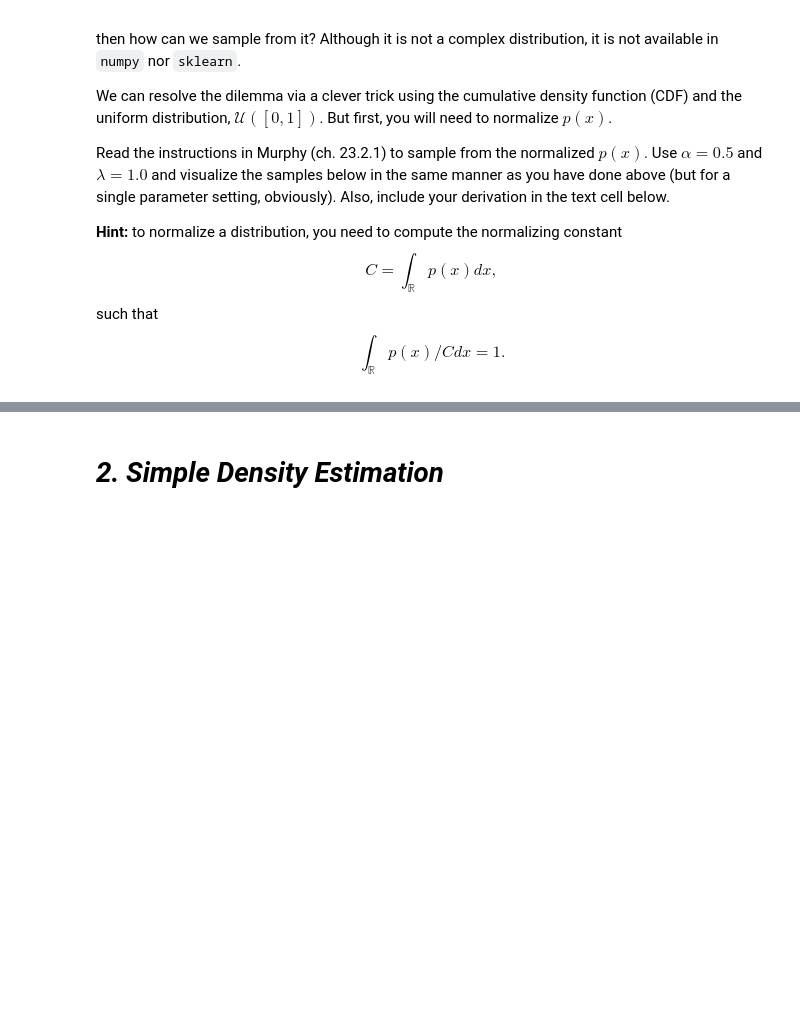
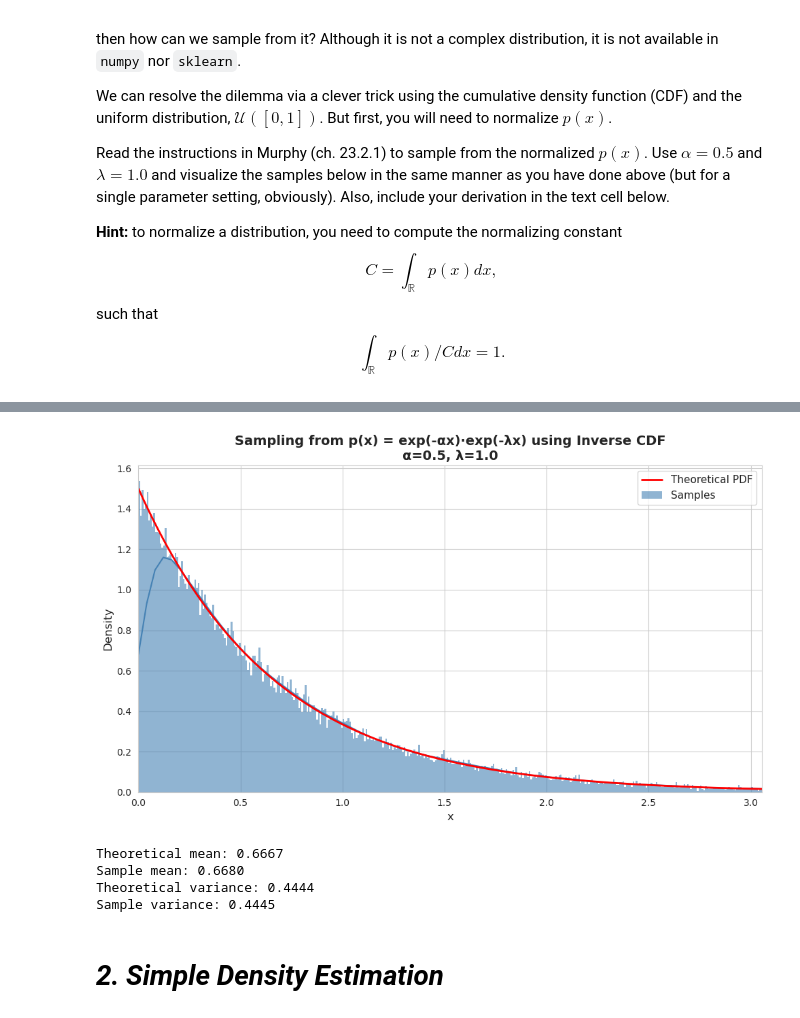
Before and after one commit to DuarteSJ/kth-statistical-methods, a Jupyter notebook: assignment1/assignment1.ipynb, the cells around one changed output, grey strips where cells are left out. Saved outputs shown, nothing was run; the diff lists cells and outputs as text; code cells hidden in the pictures; blank space fills up the shorter version.

```diff
--- a/assignment1/assignment1.ipynb
+++ b/assignment1/assignment1.ipynb
@@ -417,3 +441,54 @@ $$\int_{\mathbb{R}} p(x) / C dx = 1.$$
+# %%
+# Constants
+sns.set_style("whitegrid")
+sns.set_palette("husl")
+np.random.seed(42)
+n_samples = 50000
+bins = 1000
+
+# Parameters
+alpha = 0.5
+lmbda = 1.0
+rate = alpha + lmbda
+
+# Inverse CDF sampling
+u = np.random.uniform(0, 1, n_samples)
+samples = -np.log(u) / rate
+
+# Theoretical PDF for comparison
+x_theory = np.linspace(0, max(samples), 1000)
+pdf_theory = rate * np.exp(-rate * x_theory)
+
+# Create subplot
+fig, ax = plt.subplots(1, 1, figsize=(10, 6))
+
+# Plot histogram of samples
+sns.histplot(samples, bins=bins, stat='density', kde=True, ax=ax,
+             color='steelblue', edgecolor='none', alpha=0.6, label='Samples')
+
+# Plot theoretical PDF
+ax.plot(x_theory, pdf_theory, 'r-', linewidth=2, label='Theoretical PDF')
+
+ax.set_title(f'Sampling from p(x) = exp(-αx)·exp(-λx) using Inverse CDF\nα={alpha}, λ={lmbda}', fontsize=14, fontweight='bold')
+ax.set_xlabel('x', fontsize=12)
+ax.set_ylabel('Density', fontsize=12)
+ax.legend(fontsize=11)
+ax.set_xlim(0, np.percentile(samples, 99))
+
+plt.tight_layout()
+plt.show()
+
+# Print verification statistics
+print(f"Theoretical mean: {1/rate:.4f}")
+print(f"Sample mean: {np.mean(samples):.4f}")
+print(f"Theoretical variance: {1/rate**2:.4f}")
+print(f"Sample variance: {np.var(samples):.4f}")
+# %% [output]
+[figure, added]
+Theoretical mean: 0.6667
+Sample mean: 0.6680
+Theoretical variance: 0.4444
+Sample variance: 0.4445
 # %% [markdown]
 # ***2. Simple Density Estimation***
 # %% [markdown]
```
Also changed, not shown: parts of 17 cells of this notebook.
